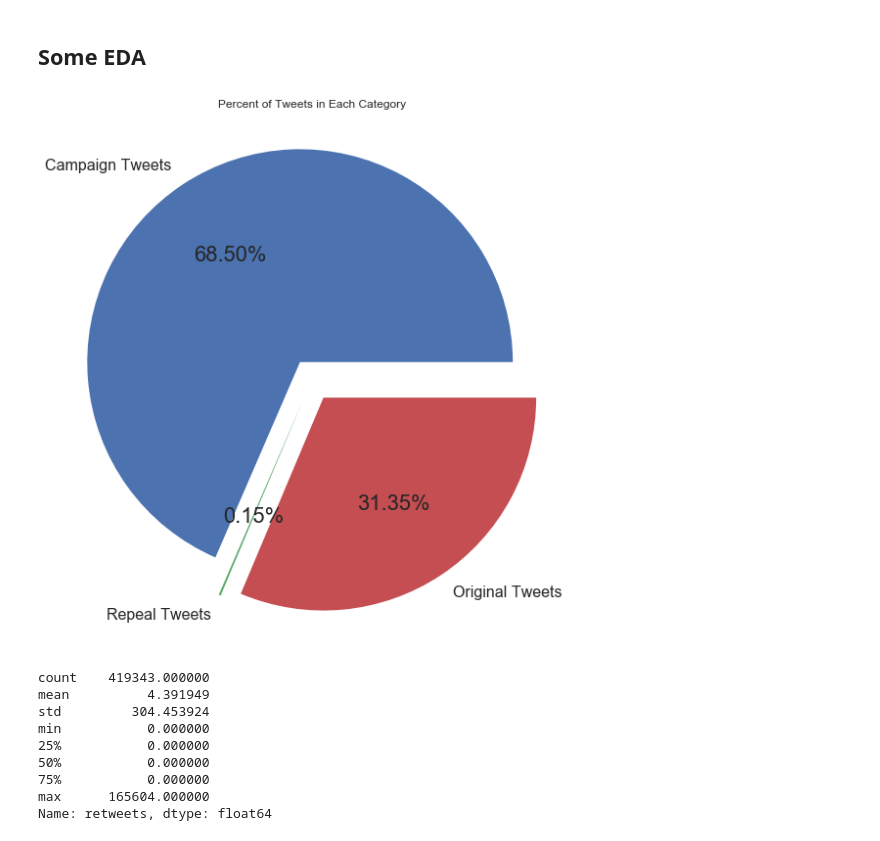
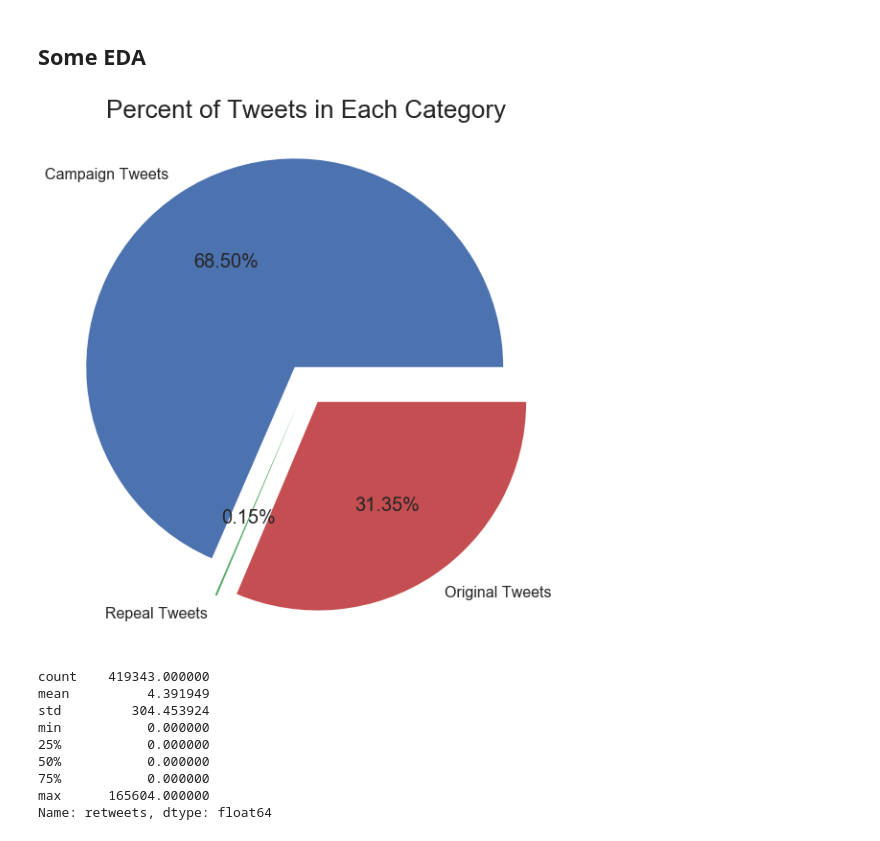
Before and after one commit to tylernwatson/galvanize_dsi_capstone, a Jupyter notebook: EDA_scripted.ipynb, the cells around one changed output. Saved outputs shown, nothing was run; the diff lists cells and outputs as text; code cells hidden in the pictures.

```diff
--- a/EDA_scripted.ipynb
+++ b/EDA_scripted.ipynb
@@ -127,21 +125,20 @@ print(((original_total - new_total) / original_total) * 100)
 # %%
 # For my final dataset, what was the breakdown between these three categories?
 total_tweets = campaign_tweets_df['fullname'].count() + repeal_tweets_df['fullname'].count() + original_tweets_df['fullname'].count()
 percentages = [str(campaign_tweets_df['fullname'].count()/total_tweets), str(repeal_tweets_df['fullname'].count()/total_tweets), \
          str(original_tweets_df['fullname'].count()/total_tweets)]
 
 plt.subplots(figsize=(10,10))
-plt.rcParams.update({'font.size': 22})
 plt.axes(aspect='equal')
 plt.pie([campaign_tweets_df['fullname'].count(), repeal_tweets_df['fullname'].count(), \
          original_tweets_df['fullname'].count()], explode=[.1, .1 , .1], \
         labels=['Campaign Tweets', 'Repeal Tweets', 'Original Tweets'], autopct='%3.2f%%')
-plt.title('Percent of Tweets in Each Category')
-plt.rc('xtick', labelsize=16)
-plt.rc('ytick', labelsize=16)
+plt.title('Percent of Tweets in Each Category', {'fontsize': 26})
+plt.rc('xtick', labelsize=26)
+plt.rc('ytick', labelsize=26)
 plt.show()
 # %% [output]
-[figure, old version]
+[figure, new version]
 # %%
 mega_df['retweets'].describe()
 # %% [output]
```
Also changed, not shown: parts of 20 cells of this notebook, 1 other file.
